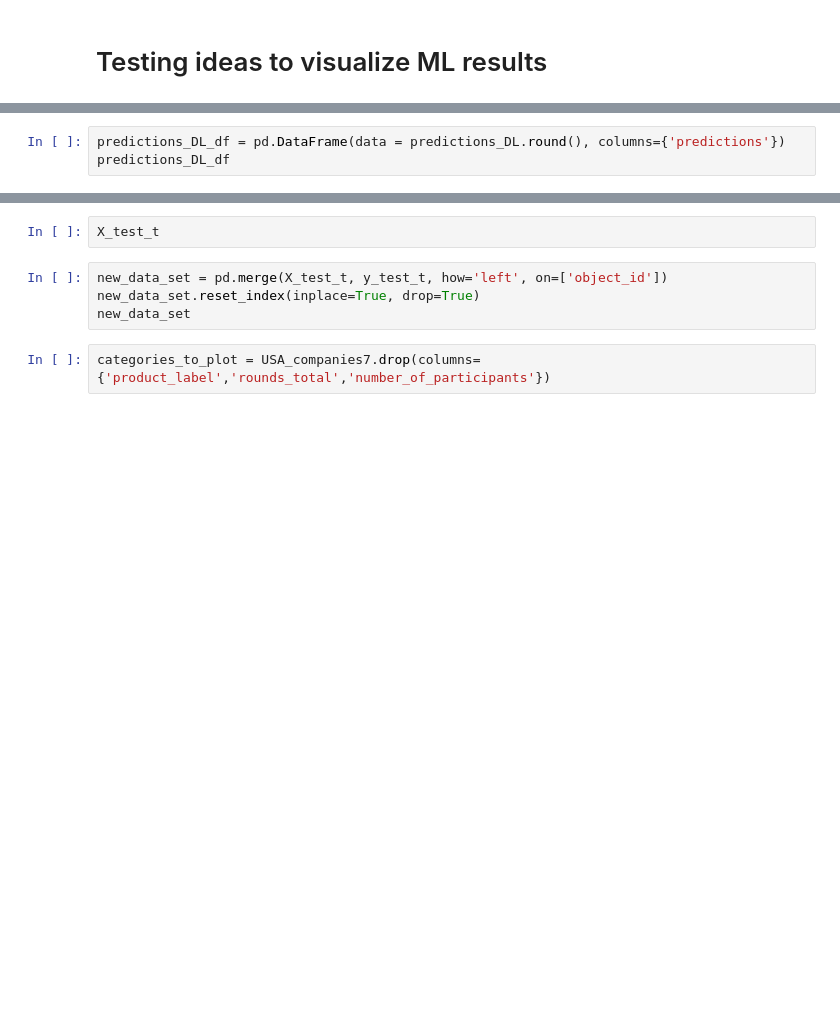
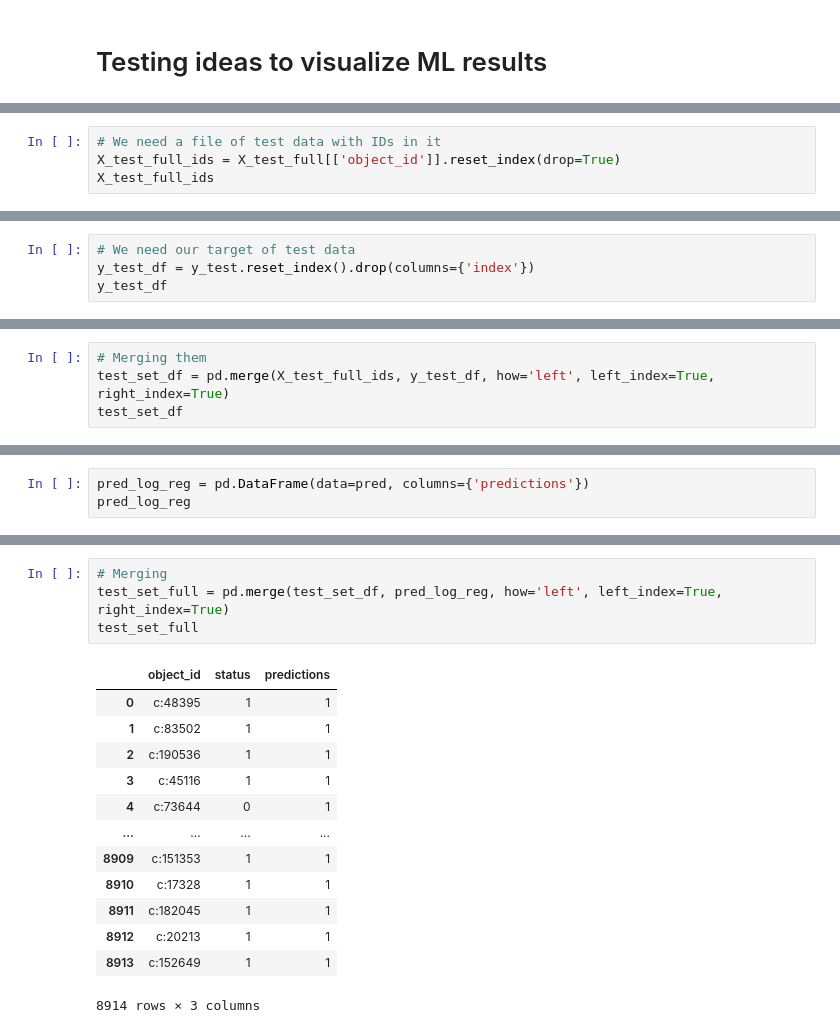
Before and after one commit to PaulIsenberg/FWIP_Venture, a Jupyter notebook: Other_approaches_applied_ML_NEW.ipynb, the cells around one changed output, grey strips where cells are left out. Saved outputs shown, nothing was run; the diff lists cells and outputs as text; blank space fills up the shorter version.

```diff
--- a/Other_approaches_applied_ML_NEW.ipynb
+++ b/Other_approaches_applied_ML_NEW.ipynb
@@ -2127,0 +2106,4 @@ y_test_t
+# %%
+# We need a file of test data with IDs in it
+X_test_full_ids = X_test_full[['object_id']].reset_index(drop=True)
+X_test_full_ids
@@ -2127,0 +2124,4 @@ y_test_t
+# %%
+# We need our target of test data
+y_test_df = y_test.reset_index().drop(columns={'index'})
+y_test_df
@@ -2127,0 +2142,4 @@ y_test_t
+# %%
+# Merging them
+test_set_df = pd.merge(X_test_full_ids, y_test_df, how='left', left_index=True, right_index=True)
+test_set_df
@@ -2128,3 +2160,3 @@ y_test_t
 # %%
-predictions_DL_df = pd.DataFrame(data = predictions_DL.round(), columns={'predictions'})
-predictions_DL_df
+pred_log_reg = pd.DataFrame(data=pred, columns={'predictions'})
+pred_log_reg
@@ -2131,9 +2177,19 @@ predictions_DL_df
-# %%
-X_test_t
-# %%
-new_data_set = pd.merge(X_test_t, y_test_t, how='left', on=['object_id'])
-new_data_set.reset_index(inplace=True, drop=True)
-new_data_set
-# %%
-categories_to_plot = USA_companies7.drop(columns={'product_label','rounds_total','number_of_participants'})
+# %%
+# Merging
+test_set_full = pd.merge(test_set_df, pred_log_reg, how='left', left_index=True, right_index=True)
+test_set_full
+# %% [output]
+|  | object_id | status | predictions |
+| 0 | c:48395 | 1 | 1 |
+| 1 | c:83502 | 1 | 1 |
+| 2 | c:190536 | 1 | 1 |
+| 3 | c:45116 | 1 | 1 |
+| 4 | c:73644 | 0 | 1 |
+| ... | ... | ... | ... |
+| 8909 | c:151353 | 1 | 1 |
+| 8910 | c:17328 | 1 | 1 |
+| 8911 | c:182045 | 1 | 1 |
+| 8912 | c:20213 | 1 | 1 |
+| 8913 | c:152649 | 1 | 1 |
+8914 rows × 3 columns
 # %%
```
Also changed, not shown: parts of 13 cells of this notebook, 1 other file.
